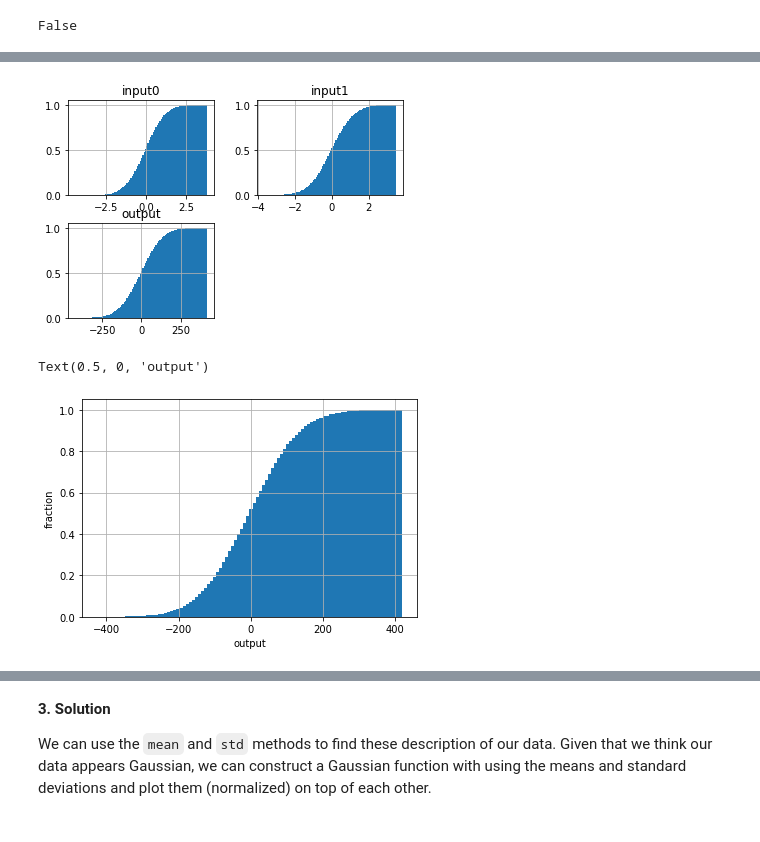
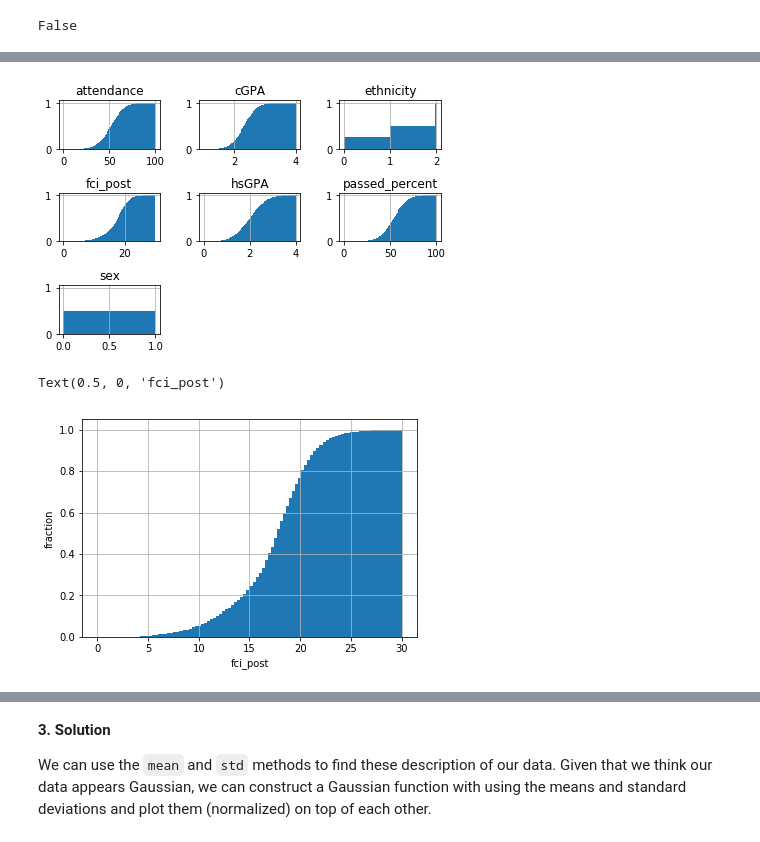
Before and after one commit to learningmachineslab/tutorials, a Jupyter notebook: exploring-data/src/data_exploration_tutorial_w_solutions.ipynb, the cells around one changed output, grey strips where cells are left out. Saved outputs shown, nothing was run; the diff lists cells and outputs as text; code cells hidden in the pictures.

```diff
--- a/exploring-data/src/data_exploration_tutorial_w_solutions.ipynb
+++ b/exploring-data/src/data_exploration_tutorial_w_solutions.ipynb
@@ -42,6 +42,4 @@ We read the file in using the `read_csv` method, which creates a dataframe. We a
 # %%
-df = pd.read_csv('../data/sample.csv',
-                 sep = '\t')
-
+df = pd.read_pickle('../data/regression_data.pkl')
 df.head()
 # %% [output]
@@ -96,16 +95,17 @@ Text(0.5, 0, 'output')
 # %%
 df.hist(cumulative=True,
         density = 1,
-        bins = 100);
+        bins = 100)
+plt.tight_layout()
 # %% [output]
-[figure, old version]
+[figure, new version]
 # %%
-df['output'].hist(cumulative=True,
+df['fci_post'].hist(cumulative=True,
         density = 1,
         bins = 100)
 
 plt.ylabel('fraction')
-plt.xlabel('output')
+plt.xlabel('fci_post')
 # %% [output]
-Text(0.5, 0, 'output')
+Text(0.5, 0, 'fci_post')
-[figure, old version]
+[figure, new version]
```
Also changed, not shown: parts of 41 cells of this notebook, 2 other files.
